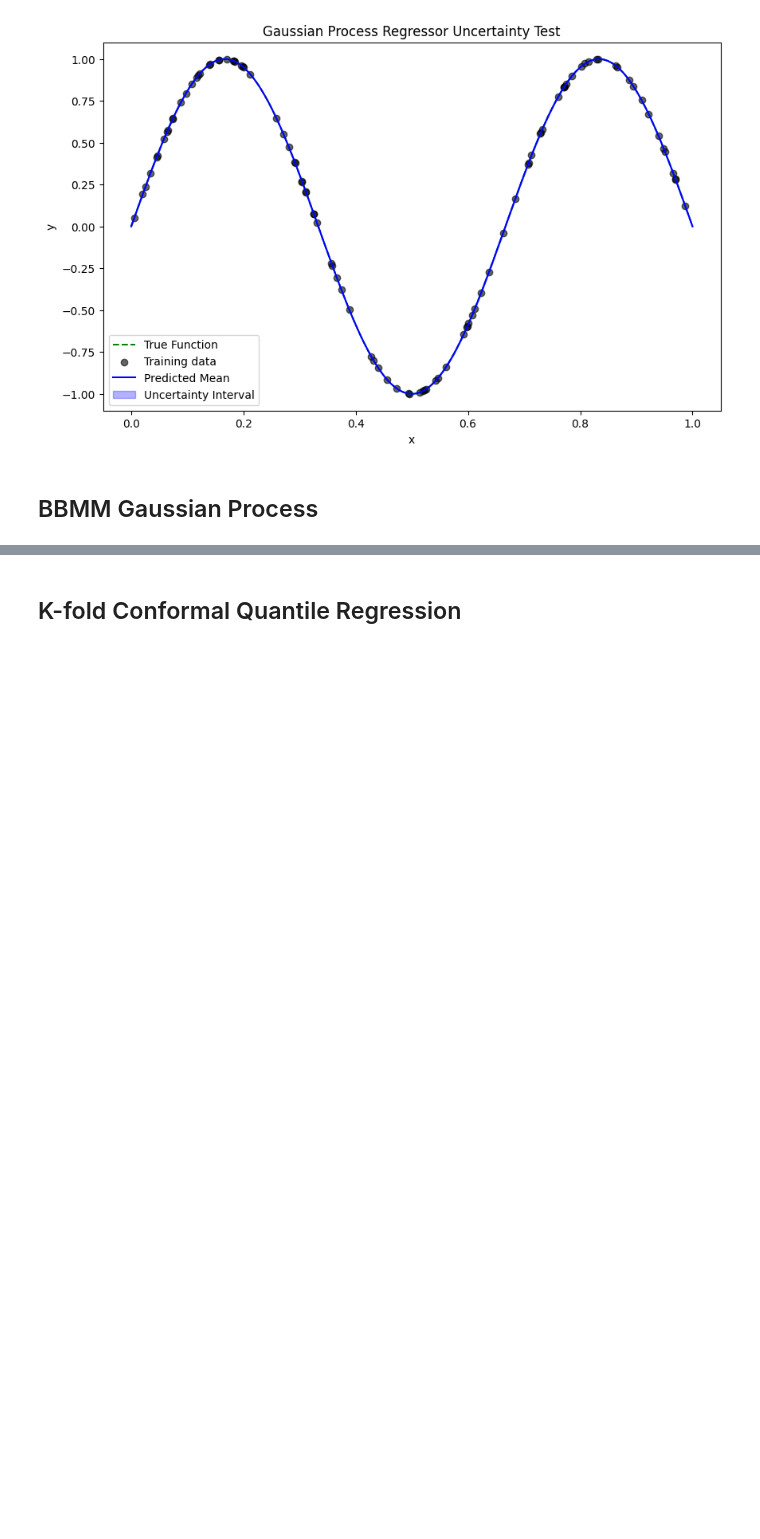
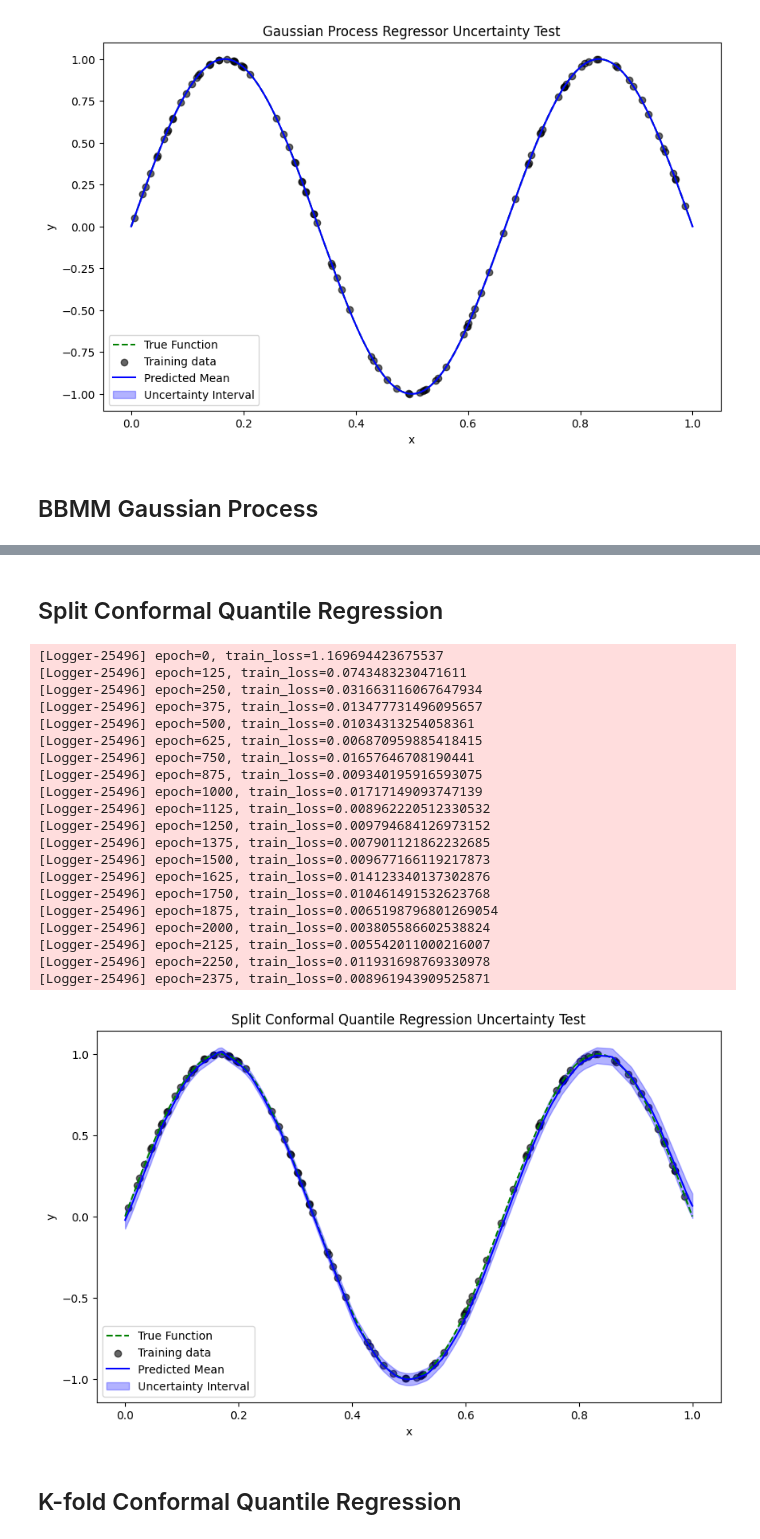
Before and after one commit to arjunrs3/UQRegressors, a Jupyter notebook: examples/examples_sin_1d.ipynb, the cells around one changed output, grey strips where cells are left out. Saved outputs shown, nothing was run; the diff lists cells and outputs as text; code cells hidden in the pictures; blank space fills up the shorter version.

```diff
--- a/examples/examples_sin_1d.ipynb
+++ b/examples/examples_sin_1d.ipynb
@@ -159,4 +168,45 @@ plot_uncertainty_results(*bbmm_gp_sol, "BBMM Gaussian Process Regressor")
 [figure]
+# %% [markdown]
+## Split Conformal Quantile Regression
+# %%
+from uqregressors.conformal.conformal_split import ConformalQuantileRegressor
+
+cqr = ConformalQuantileRegressor(hidden_sizes = [100, 100],
+                                 cal_size=0.2,
+                                 alpha=0.1,
+                                 dropout=None,
+                                 epochs=2500,
+                                 learning_rate=1e-3,
+                                 device="cpu",
+                                 use_wandb=False
+                                 )
+
+cqr.fit(X_train, y_train)
+cqr_sol = cqr.predict(X_test)
+
+plot_uncertainty_results(*cqr_sol, "Split Conformal Quantile Regression")
+# %% [output]
+[Logger-25496] epoch=0, train_loss=1.169694423675537
+[Logger-25496] epoch=125, train_loss=0.0743483230471611
+[Logger-25496] epoch=250, train_loss=0.031663116067647934
+[Logger-25496] epoch=375, train_loss=0.013477731496095657
+[Logger-25496] epoch=500, train_loss=0.01034313254058361
+[Logger-25496] epoch=625, train_loss=0.006870959885418415
+[Logger-25496] epoch=750, train_loss=0.01657646708190441
+[Logger-25496] epoch=875, train_loss=0.009340195916593075
+[Logger-25496] epoch=1000, train_loss=0.01717149093747139
+[Logger-25496] epoch=1125, train_loss=0.008962220512330532
+[Logger-25496] epoch=1250, train_loss=0.009794684126973152
+[Logger-25496] epoch=1375, train_loss=0.007901121862232685
+[Logger-25496] epoch=1500, train_loss=0.009677166119217873
+[Logger-25496] epoch=1625, train_loss=0.014123340137302876
+[Logger-25496] epoch=1750, train_loss=0.010461491532623768
+[Logger-25496] epoch=1875, train_loss=0.0065198796801269054
+[Logger-25496] epoch=2000, train_loss=0.003805586602538824
+[Logger-25496] epoch=2125, train_loss=0.005542011000216007
+[Logger-25496] epoch=2250, train_loss=0.011931698769330978
+[Logger-25496] epoch=2375, train_loss=0.008961943909525871
+[figure, added]
 # %% [markdown]
 ## K-fold Conformal Quantile Regression
 # %%
```
Also changed, not shown: parts of 11 cells of this notebook, 17 other files.
